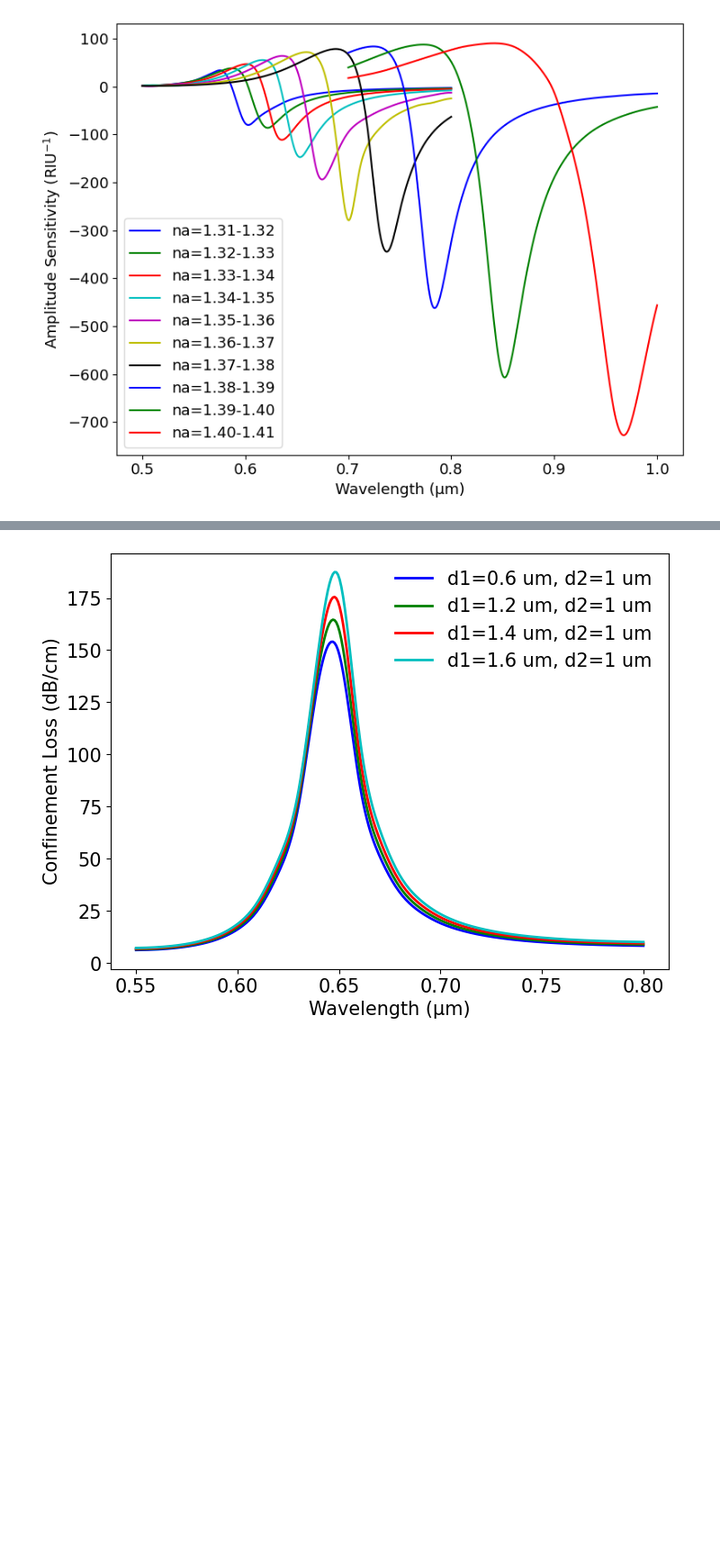
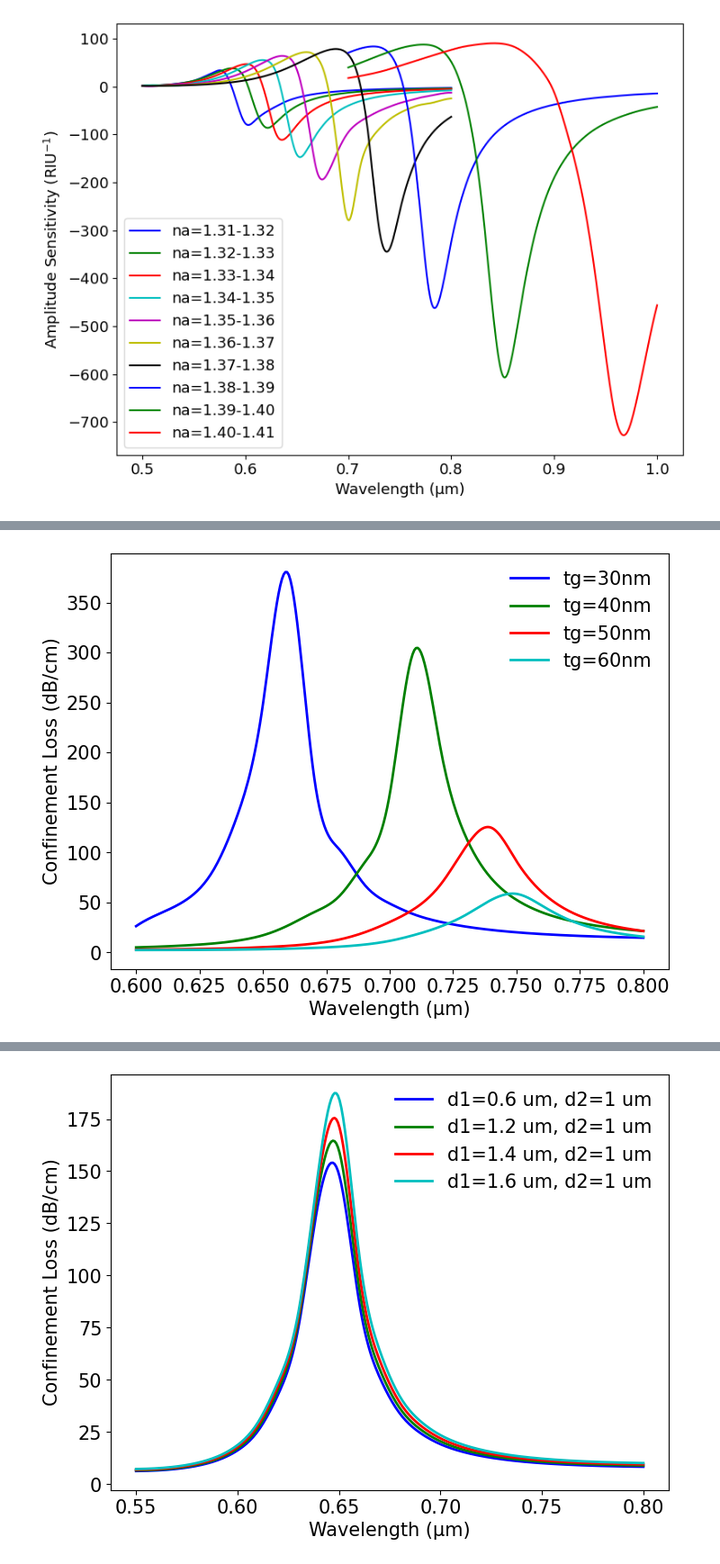
Before and after one commit to MRKhatun/PCF_SPR_Biosensor_Design_Optimization, a Jupyter notebook: Graphs.ipynb, the cells around one changed output, grey strips where cells are left out. Shown at 90% size. Drawn from its saved outputs; the diff is of its cells as text; code cells hidden in the pictures; blank space fills up the shorter version.

```diff
--- a/Graphs.ipynb
+++ b/Graphs.ipynb
@@ -445,0 +339,49 @@ plt.show()
+# %%
+#d1 variation////////////////
+import pandas as pd
+import matplotlib.pyplot as plt
+import numpy as np
+from scipy.interpolate import make_interp_spline
+
+
+path = 'wl_CL_AS_tg_variation_graph.xlsx'
+data= pd.read_excel(path, sheet_name='CL_d1=0.6,d2=1,p=2,na=1.37')
+# Data
+wl = data['wl']
+d1_1 = data['tg=30nm']
+d1_2 = data['tg=40nm']
+d1_3 = data['tg=50nm']
+d1_4 = data['tg=60nm']
+
+
+# Smoothing function
+def smooth(x, y):
+    x_smooth = np.linspace(min(x), max(x), 300)
+    y_smooth = make_interp_spline(x, y)(x_smooth)
+    return x_smooth, y_smooth
+
+# Specified colors
+colors = ['b', 'g', 'r', 'c']
+
+# Plotting
+plt.figure(figsize=(8, 6))
+
+# Smoothed plots
+for i, (data, label, color) in enumerate(zip([d1_1,d1_2,d1_3,d1_4],
+                                             ['tg=30nm',
+                                              'tg=40nm',
+                                              'tg=50nm',
+                                              'tg=60nm'], colors)):
+    x_smooth, y_smooth = smooth(wl, data)
+    plt.plot(x_smooth, y_smooth, label=label, color=color, linewidth=2)
+
+plt.ylabel("Confinement Loss (dB/cm)", fontsize='15')
+plt.xlabel("Wavelength (μm)", fontsize='15')
+plt.legend(frameon=False, fontsize='15')  # Transparent legend
+plt.xticks(fontsize=15)
+plt.yticks(fontsize=15)
+plt.grid(False)  # Remove grid lines completely
+#plt.title("Amplitude Sensitivity vs Wavelength")
+plt.show()
+# %% [output]
+[figure, added]
```
Also changed, not shown: parts of 4 cells of this notebook.
